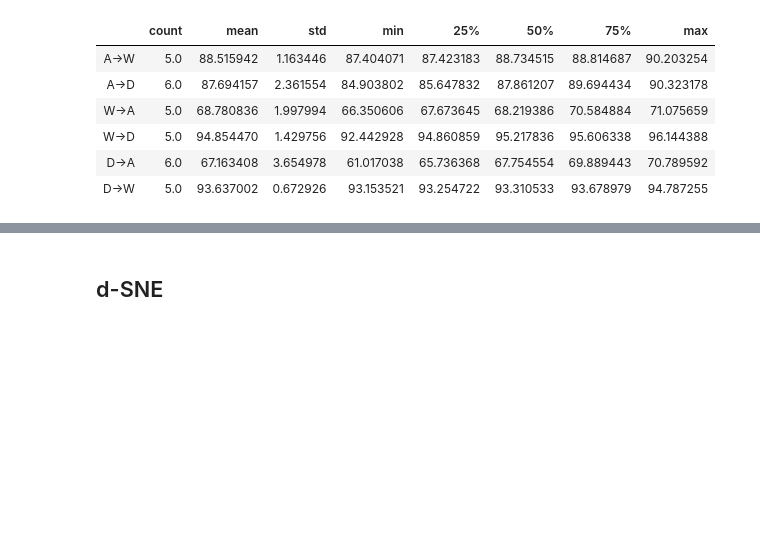
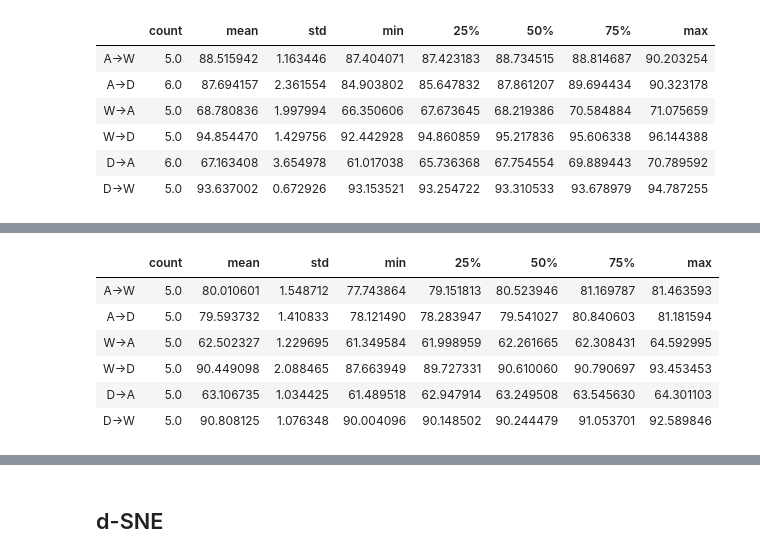
Before and after one commit to LukasHedegaard/dage, a Jupyter notebook: notebooks/test-eval.ipynb, the cells around one changed output, grey strips where cells are left out. Cells and saved outputs as stored; diff of their text form; code cells hidden in the pictures; blank space fills up the shorter version.

```diff
--- a/notebooks/test-eval.ipynb
+++ b/notebooks/test-eval.ipynb
@@ -332,0 +411,17 @@ ccsa_resnet_uneven_scores.describe().T
+# %%
+ccsa_from_feat_batch_size_32_uneven_scores = get_score_combinations_new(
+    method='ccsa',
+    experiment_id='ccsa_batch_size',
+    avg_types=['macro avg'],
+    config_key='batch_size',
+    config_value=32,
+)*100
+ccsa_from_feat_batch_size_32_uneven_scores.describe().T
+# %% [output]
+|  | count | mean | std | min | 25% | 50% | 75% | max |
+| A->W | 5.0 | 80.010601 | 1.548712 | 77.743864 | 79.151813 | 80.523946 | 81.169787 | 81.463593 |
+| A->D | 5.0 | 79.593732 | 1.410833 | 78.121490 | 78.283947 | 79.541027 | 80.840603 | 81.181594 |
+| W->A | 5.0 | 62.502327 | 1.229695 | 61.349584 | 61.998959 | 62.261665 | 62.308431 | 64.592995 |
+| W->D | 5.0 | 90.449098 | 2.088465 | 87.663949 | 89.727331 | 90.610060 | 90.790697 | 93.453453 |
+| D->A | 5.0 | 63.106735 | 1.034425 | 61.489518 | 62.947914 | 63.249508 | 63.545630 | 64.301103 |
+| D->W | 5.0 | 90.808125 | 1.076348 | 90.004096 | 90.148502 | 90.244479 | 91.053701 | 92.589846 |
```
Also changed, not shown: parts of 77 cells of this notebook.
